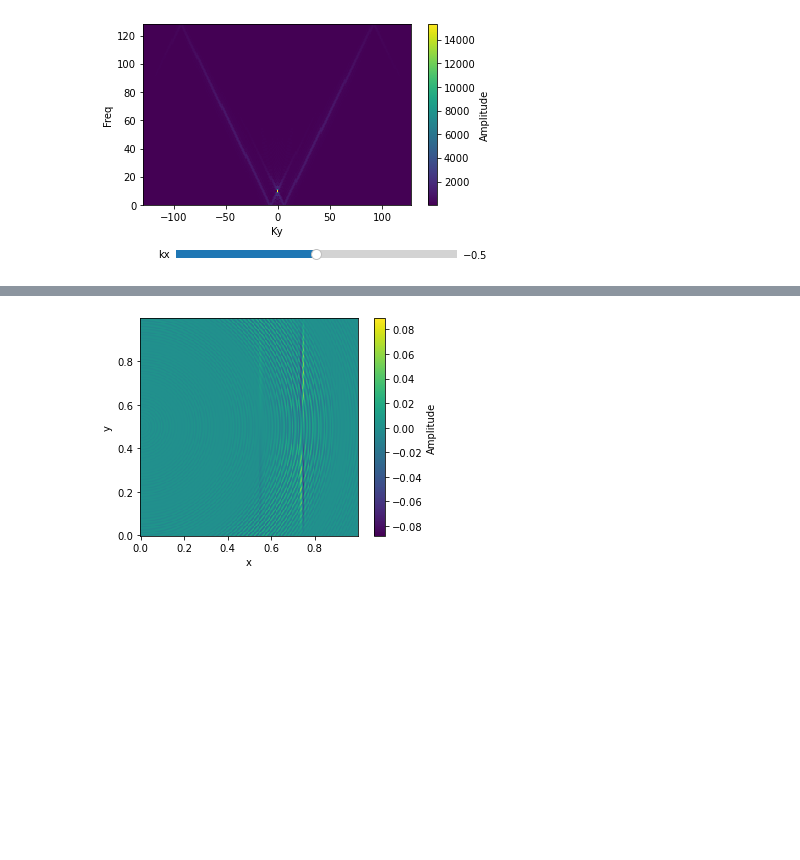
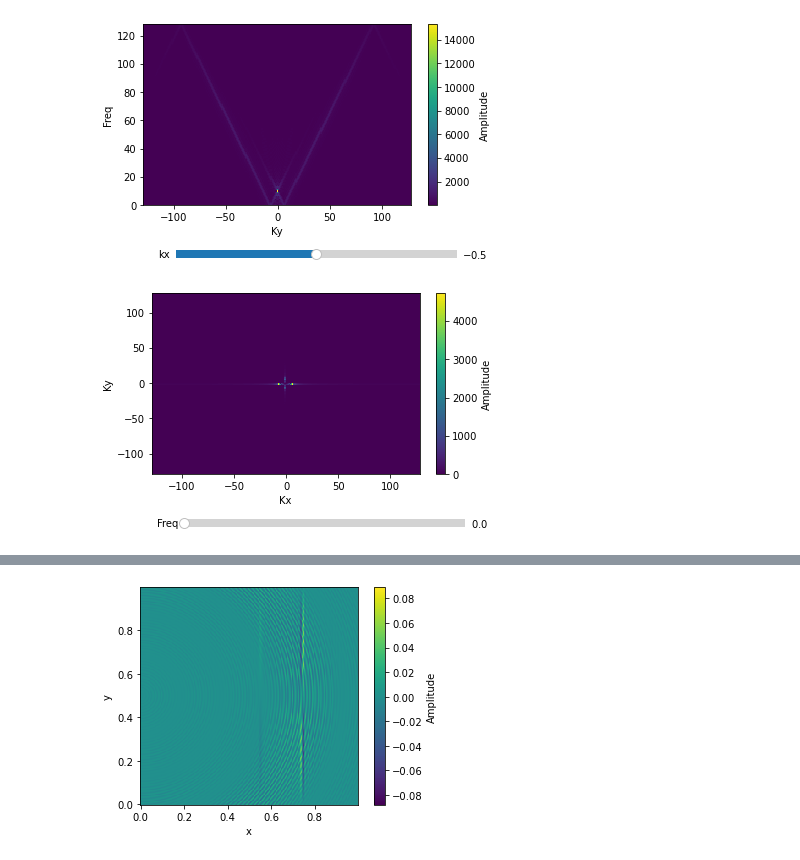
Before and after one commit to PaRaD1SE98/waves, a Jupyter notebook: notebooks/3d_waves_mpl.ipynb, the cells around one changed output, grey strips where cells are left out. Drawn from its saved outputs; the diff is of its cells as text; code cells hidden in the pictures; blank space fills up the shorter version.

```diff
--- a/notebooks/3d_waves_mpl.ipynb
+++ b/notebooks/3d_waves_mpl.ipynb
@@ -319,3 +313,38 @@ mask_ky_positive[:, ky_val_to_idx(ky_range[0]):ky_val_to_idx(ky_range[1]), :] =
 mask_f[:, :, f_val_to_idx(f_range[0]):f_val_to_idx(f_range[1])] = 1
 
 fft_masked = shifted_fft * mask_kx_negative * mask_kx_positive * mask_ky_negative * mask_ky_positive + mask_f
+abs_fft_masked = np.abs(fft_masked)
+# %%
+plt.close()
+fig3 = plt.figure()
+ax3 = fig3.add_subplot()
+ax3.set_xlabel('Kx')
+ax3.set_ylabel('Ky')
+Kx, Ky = np.meshgrid(KX, KY, indexing='ij')
+image_fft = ax3.pcolormesh(Kx, Ky, abs_fft_masked[:, :, 0], cmap='viridis')
+# no need to limit valid range because done by shifting the result
+# plt.xlim(-sfx / 2, sfx / 2)
+# plt.ylim(-sfy / 2, sfy / 2)
+# ax3.set_aspect(x / y)
+fig3.colorbar(image_fft, label='Amplitude')
+fig3.subplots_adjust(bottom=0.25)
+ax_freq = plt.axes([0.20, 0.05, 0.65, 0.06])
+freq_slider = Slider(
+    ax=ax_freq,
+    label='Freq',
+    valmin=0,
+    valmax=sft / 2,
+    valinit=0,
+    valstep=sft / sp,
+)
+
+
+def update(val):
+    ax3.pcolormesh(Kx, Ky, abs_fft_masked[:, :, f_val_to_idx(val)], cmap='viridis')
+    fig3.canvas.draw_idle()
+
+
+freq_slider.on_changed(update)
+plt.show()
+# %% [output]
+[figure, added]
```
Also changed, not shown: parts of 8 cells of this notebook, 11 other files.
